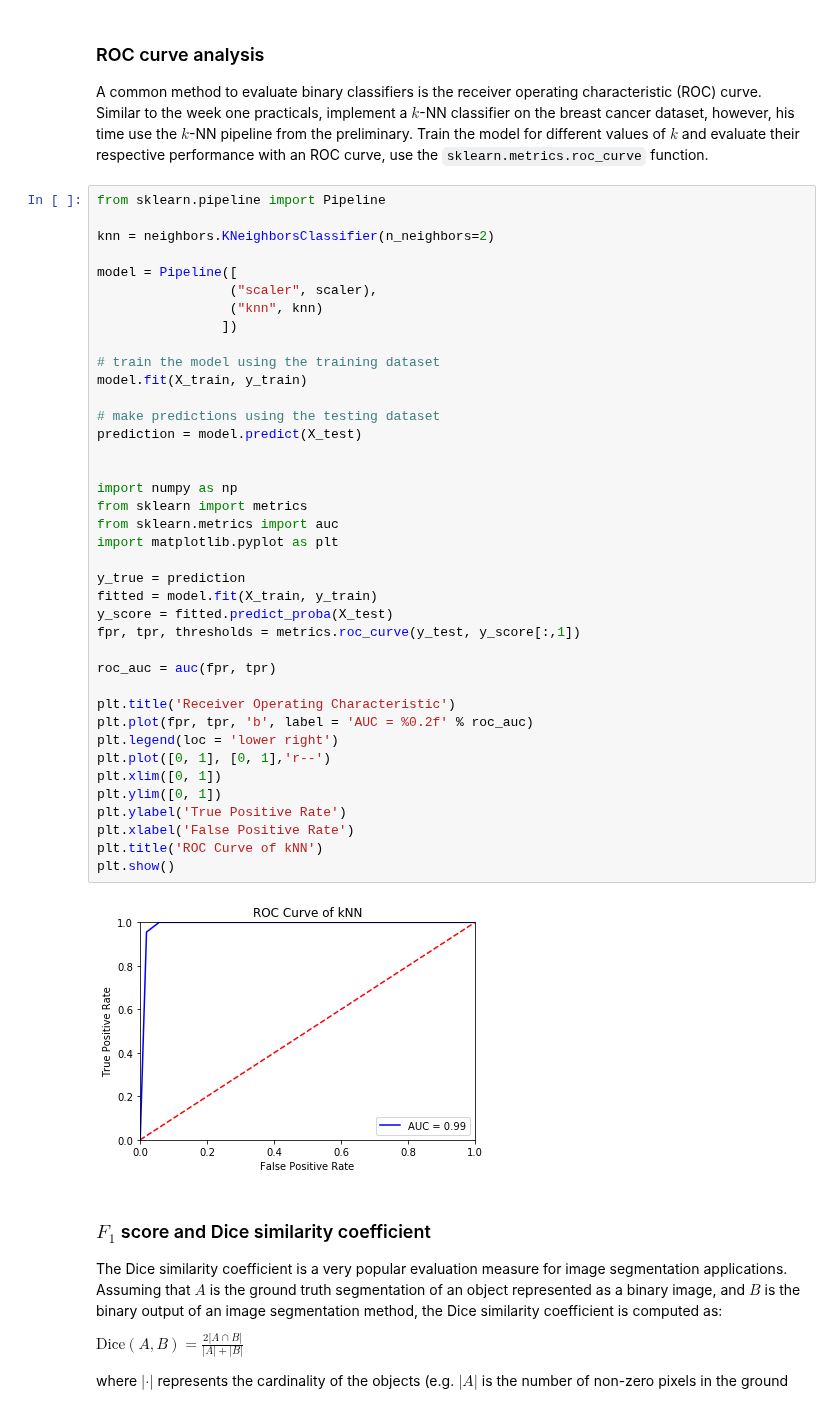
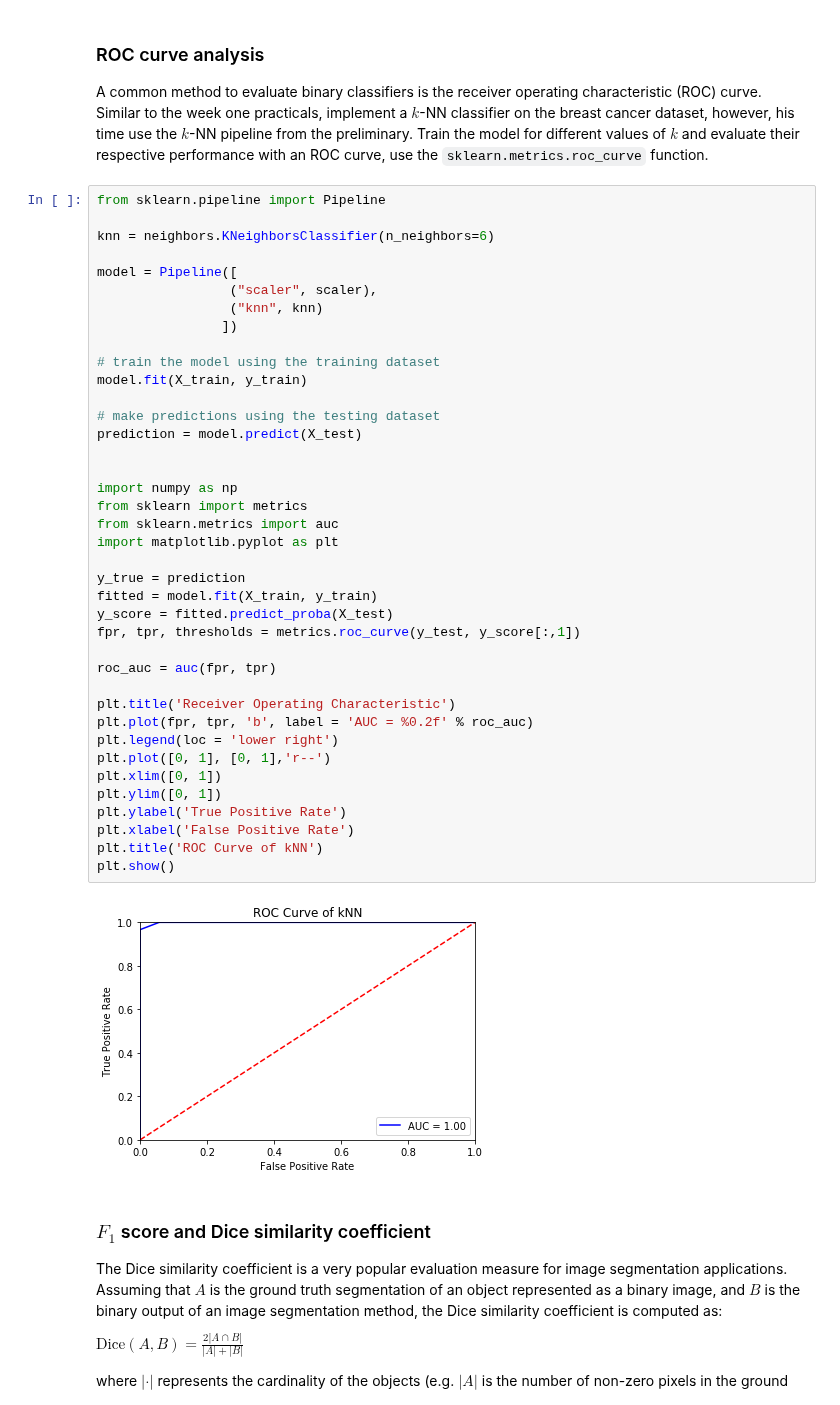
Before and after one commit to MirtheK/8dm50-machine-learning, a Jupyter notebook: practicals/week_2.ipynb, the cells around one changed output. Drawn from its saved outputs; the diff is of its cells as text.

```diff
--- a/practicals/week_2.ipynb
+++ b/practicals/week_2.ipynb
@@ -162,7 +162,7 @@ A common method to evaluate binary classifiers is the receiver operating charact
 # %%
 from sklearn.pipeline import Pipeline
 
-knn = neighbors.KNeighborsClassifier(n_neighbors=2)
+knn = neighbors.KNeighborsClassifier(n_neighbors=6)
 
 model = Pipeline([
                  ("scaler", scaler),
@@ -172,34 +172,34 @@ model = Pipeline([
 # train the model using the training dataset
 model.fit(X_train, y_train)
 
 # make predictions using the testing dataset
 prediction = model.predict(X_test)
 
 
 import numpy as np
 from sklearn import metrics
 from sklearn.metrics import auc
 import matplotlib.pyplot as plt
 
 y_true = prediction
 fitted = model.fit(X_train, y_train)
 y_score = fitted.predict_proba(X_test)
 fpr, tpr, thresholds = metrics.roc_curve(y_test, y_score[:,1])
 
 roc_auc = auc(fpr, tpr)
 
 plt.title('Receiver Operating Characteristic')
 plt.plot(fpr, tpr, 'b', label = 'AUC = %0.2f' % roc_auc)
 plt.legend(loc = 'lower right')
 plt.plot([0, 1], [0, 1],'r--')
 plt.xlim([0, 1])
 plt.ylim([0, 1])
 plt.ylabel('True Positive Rate')
 plt.xlabel('False Positive Rate')
 plt.title('ROC Curve of kNN')
 plt.show()
 # %% [output]
-[figure, old version]
+[figure, new version]
 # %% [markdown]
 ### $F_1$ score and Dice similarity coefficient
 
```
Also changed, not shown: parts of 1 cell of this notebook.
